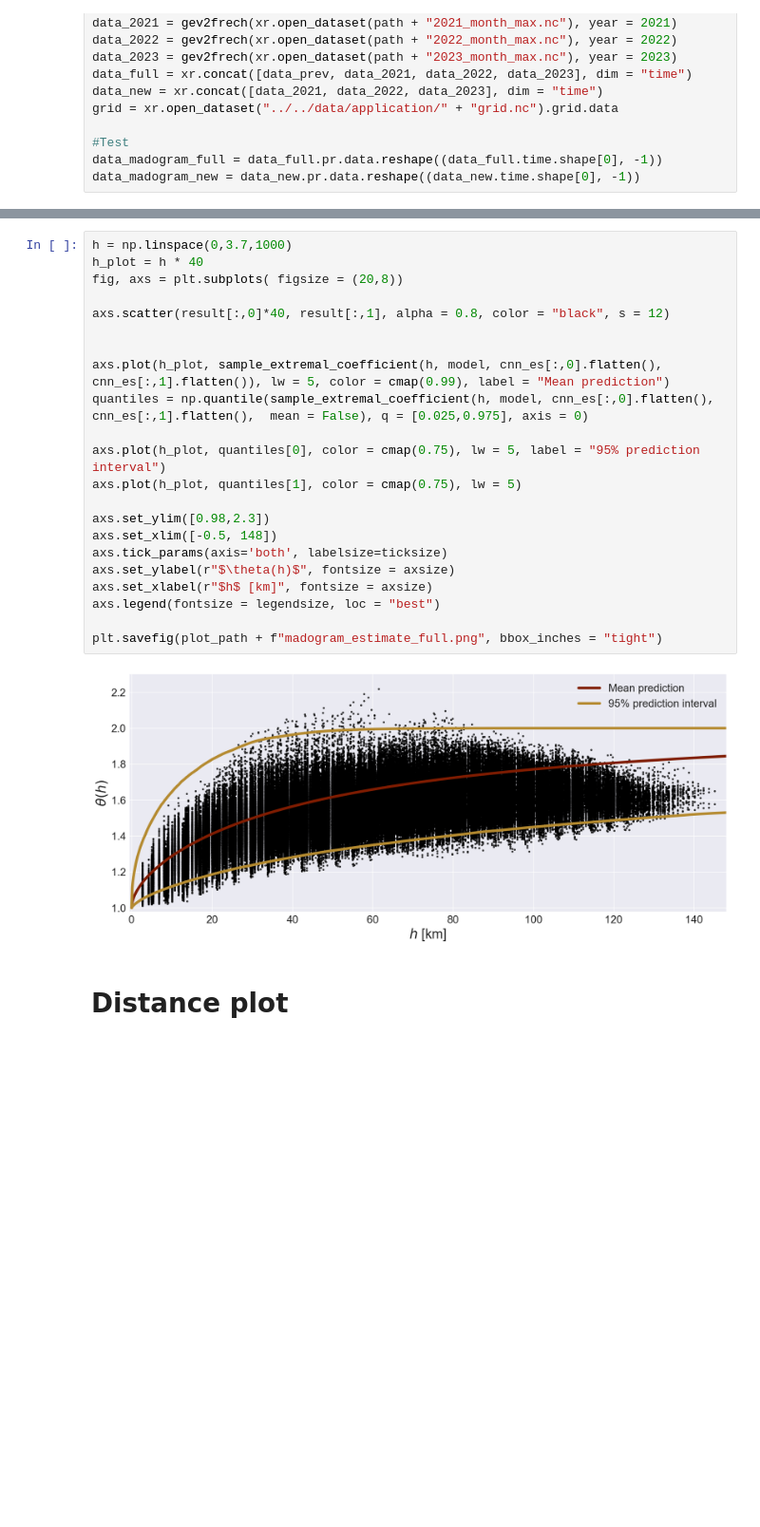
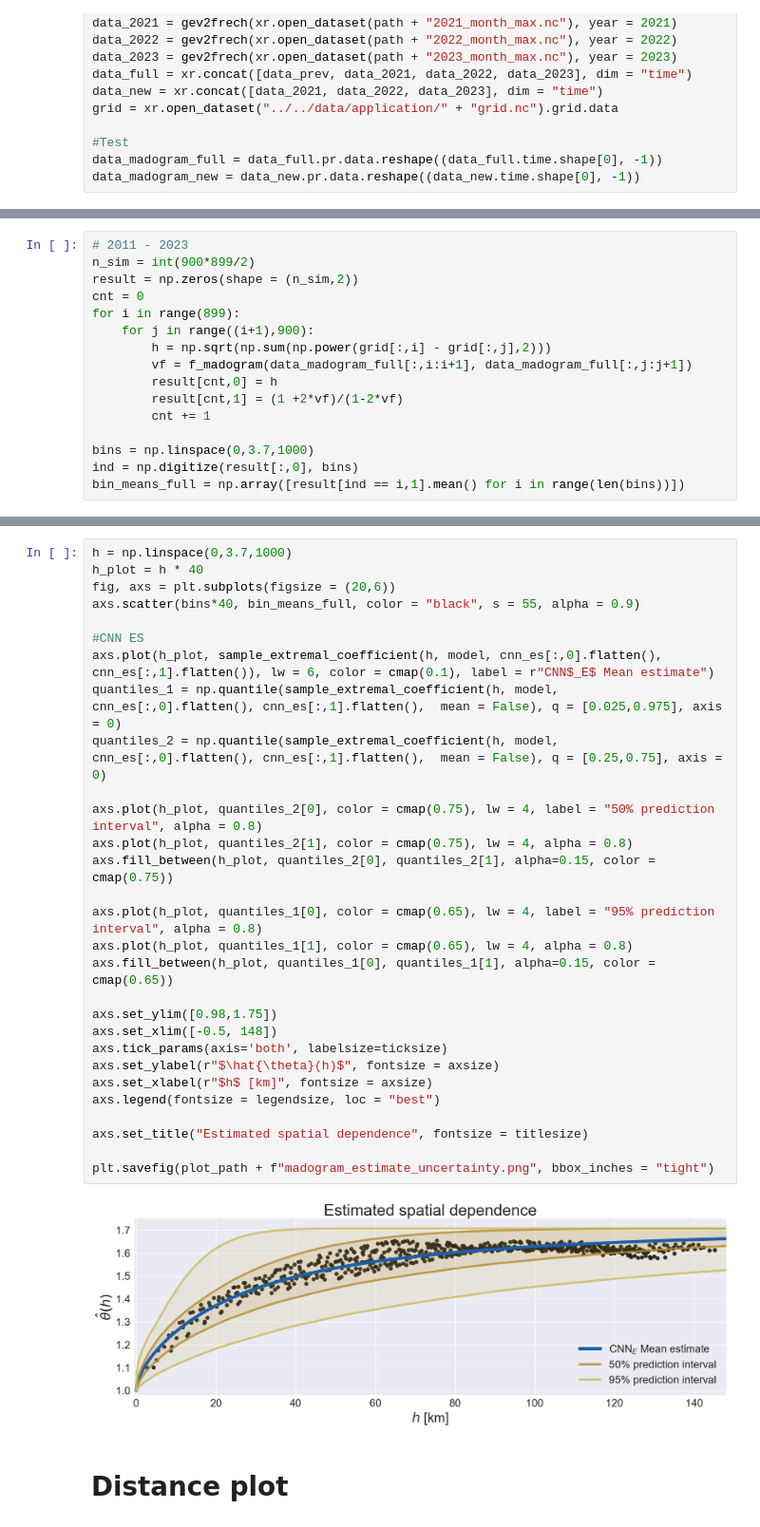
Before and after one commit to cbuelt/thesis, a Jupyter notebook: application/plots.ipynb, the cells around one changed output, grey strips where cells are left out. Shown at 95% size. Saved outputs shown, nothing was run; the diff lists cells and outputs as text; blank space fills up the shorter version.

```diff
--- a/application/plots.ipynb
+++ b/application/plots.ipynb
@@ -281,3 +269,19 @@ for i in range(899):
+# %%
+# 2011 - 2023
+n_sim = int(900*899/2)
+result = np.zeros(shape = (n_sim,2))
+cnt = 0
+for i in range(899):
+    for j in range((i+1),900):
+        h = np.sqrt(np.sum(np.power(grid[:,i] - grid[:,j],2)))
+        vf = f_madogram(data_madogram_full[:,i:i+1], data_madogram_full[:,j:j+1])
+        result[cnt,0] = h
+        result[cnt,1] = (1 +2*vf)/(1-2*vf)
+        cnt += 1
+
+bins = np.linspace(0,3.7,1000)
+ind = np.digitize(result[:,0], bins)
+bin_means_full = np.array([result[ind == i,1].mean() for i in range(len(bins))])
 # %%
 h = np.linspace(0,3.7,1000)
 h_plot = h * 40
@@ -318,27 +315,34 @@ for i in range(899):
 # %%
 h = np.linspace(0,3.7,1000)
 h_plot = h * 40
-fig, axs = plt.subplots( figsize = (20,8))
+fig, axs = plt.subplots(figsize = (20,6))
+axs.scatter(bins*40, bin_means_full, color = "black", s = 55, alpha = 0.9)
 
-axs.scatter(result[:,0]*40, result[:,1], alpha = 0.8, color = "black", s = 12)
+#CNN ES
+axs.plot(h_plot, sample_extremal_coefficient(h, model, cnn_es[:,0].flatten(), cnn_es[:,1].flatten()), lw = 6, color = cmap(0.1), label = r"CNN$_E$ Mean estimate")
+quantiles_1 = np.quantile(sample_extremal_coefficient(h, model, cnn_es[:,0].flatten(), cnn_es[:,1].flatten(),  mean = False), q = [0.025,0.975], axis = 0)
+quantiles_2 = np.quantile(sample_extremal_coefficient(h, model, cnn_es[:,0].flatten(), cnn_es[:,1].flatten(),  mean = False), q = [0.25,0.75], axis = 0)
 
+axs.plot(h_plot, quantiles_2[0], color = cmap(0.75), lw = 4, label = "50% prediction interval", alpha = 0.8)
+axs.plot(h_plot, quantiles_2[1], color = cmap(0.75), lw = 4, alpha = 0.8)
+axs.fill_between(h_plot, quantiles_2[0], quantiles_2[1], alpha=0.15, color = cmap(0.75))
 
-axs.plot(h_plot, sample_extremal_coefficient(h, model, cnn_es[:,0].flatten(), cnn_es[:,1].flatten()), lw = 5, color = cmap(0.99), label = "Mean prediction")
-quantiles = np.quantile(sample_extremal_coefficient(h, model, cnn_es[:,0].flatten(), cnn_es[:,1].flatten(),  mean = False), q = [0.025,0.975], axis = 0)
+axs.plot(h_plot, quantiles_1[0], color = cmap(0.65), lw = 4, label = "95% prediction interval", alpha = 0.8)
+axs.plot(h_plot, quantiles_1[1], color = cmap(0.65), lw = 4, alpha = 0.8)
+axs.fill_between(h_plot, quantiles_1[0], quantiles_1[1], alpha=0.15, color = cmap(0.65))
 
-axs.plot(h_plot, quantiles[0], color = cmap(0.75), lw = 5, label = "95% prediction interval")
-axs.plot(h_plot, quantiles[1], color = cmap(0.75), lw = 5)
-
-axs.set_ylim([0.98,2.3])
+axs.set_ylim([0.98,1.75])
 axs.set_xlim([-0.5, 148])
 axs.tick_params(axis='both', labelsize=ticksize)
-axs.set_ylabel(r"$\theta(h)$", fontsize = axsize)
+axs.set_ylabel(r"$\hat{\theta}(h)$", fontsize = axsize)
 axs.set_xlabel(r"$h$ [km]", fontsize = axsize)
 axs.legend(fontsize = legendsize, loc = "best")
 
-plt.savefig(plot_path + f"madogram_estimate_full.png", bbox_inches = "tight")
+axs.set_title("Estimated spatial dependence", fontsize = titlesize)
+
+plt.savefig(plot_path + f"madogram_estimate_uncertainty.png", bbox_inches = "tight")
 # %% [output]
-[figure, old version]
+[figure, new version]
 # %% [markdown]
 # Distance plot
 # %%
```
Also changed, not shown: parts of 16 cells of this notebook, 5 other files.
